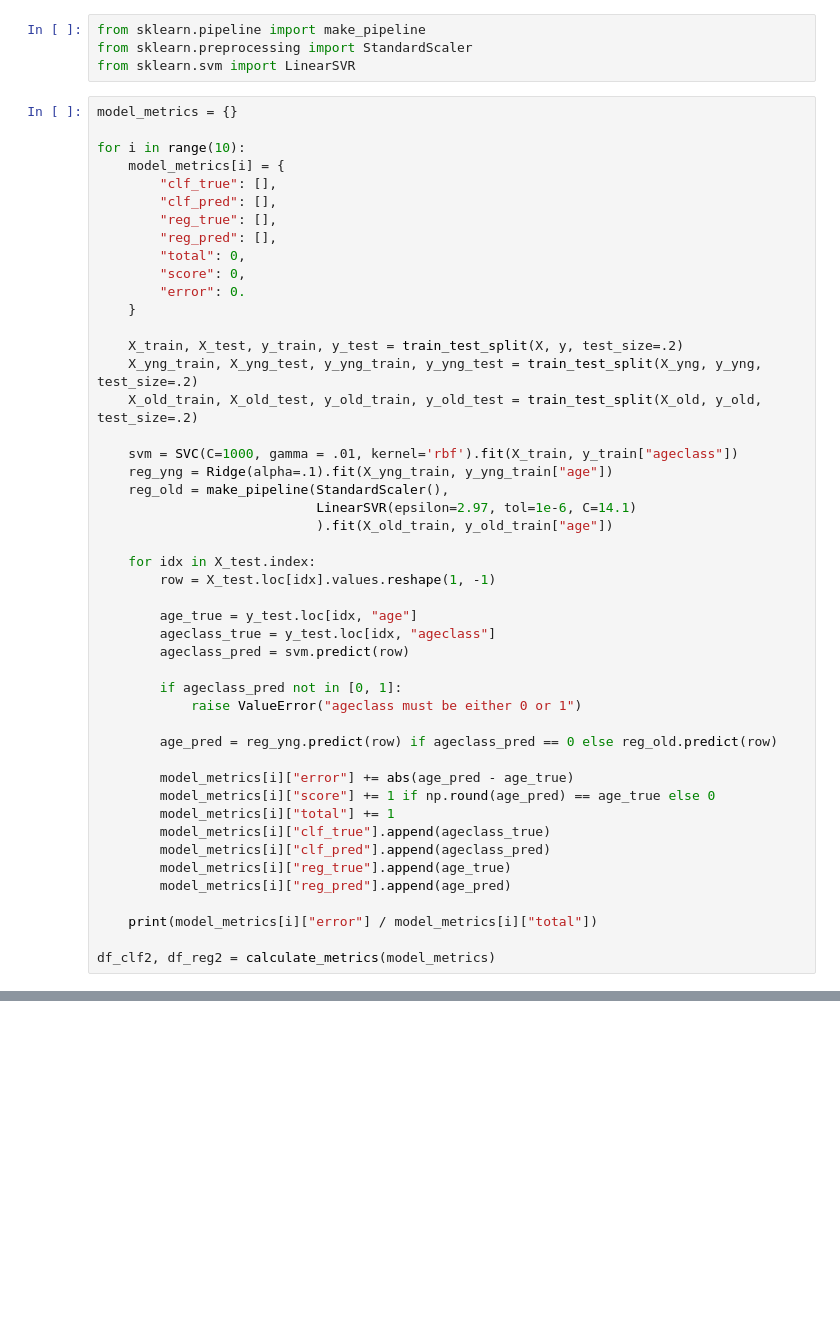
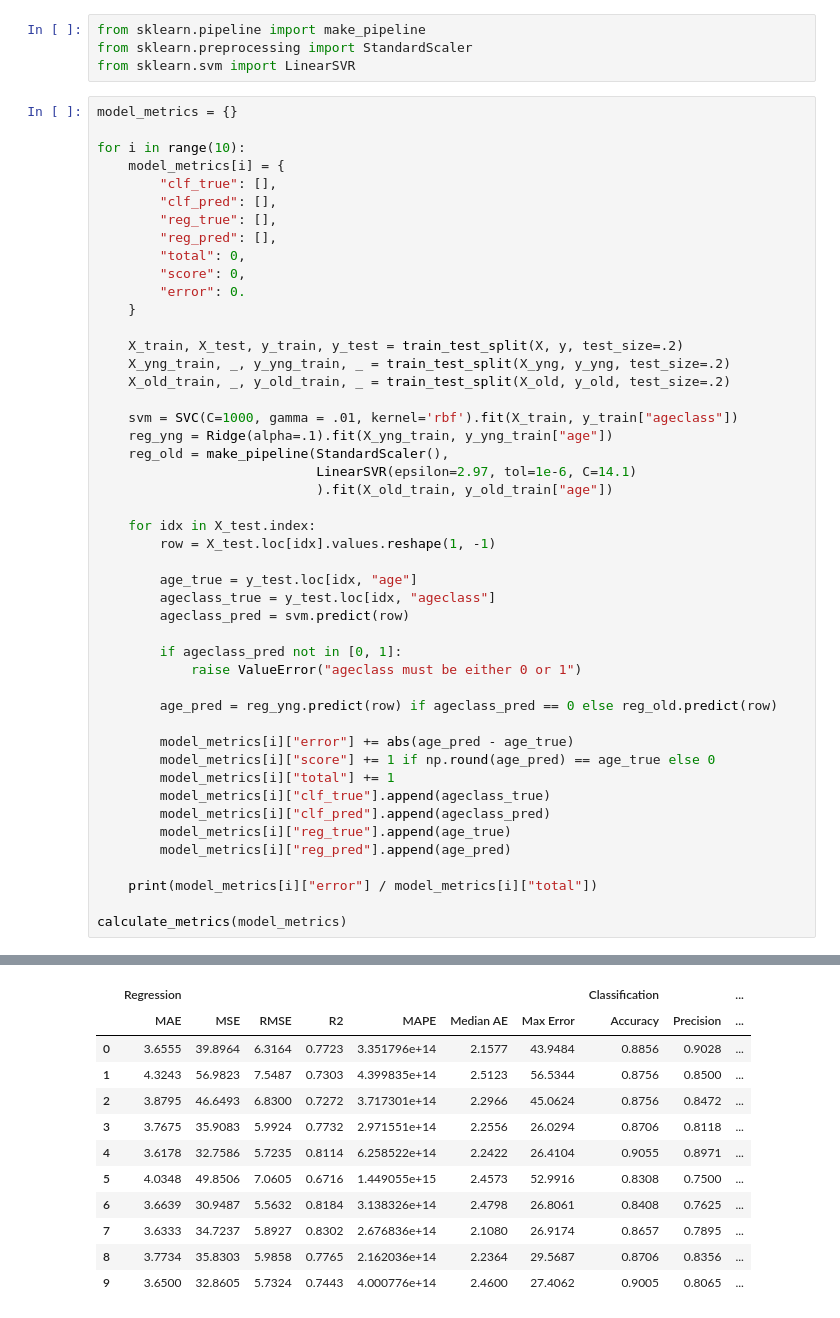
Before and after one commit to michael-suggs/py-FGNET, a Jupyter notebook: arsh_model_validation.ipynb, the cells around one changed output, grey strips where cells are left out. Cells and saved outputs as stored; diff of their text form; blank space fills up the shorter version.

```diff
--- a/arsh_model_validation.ipynb
+++ b/arsh_model_validation.ipynb
@@ -266,8 +267,8 @@ for i in range(10):
     }
 
     X_train, X_test, y_train, y_test = train_test_split(X, y, test_size=.2)
-    X_yng_train, X_yng_test, y_yng_train, y_yng_test = train_test_split(X_yng, y_yng, test_size=.2)
-    X_old_train, X_old_test, y_old_train, y_old_test = train_test_split(X_old, y_old, test_size=.2)
+    X_yng_train, _, y_yng_train, _ = train_test_split(X_yng, y_yng, test_size=.2)
+    X_old_train, _, y_old_train, _ = train_test_split(X_old, y_old, test_size=.2)
 
     svm = SVC(C=1000, gamma = .01, kernel='rbf').fit(X_train, y_train["ageclass"])
     reg_yng = Ridge(alpha=.1).fit(X_yng_train, y_yng_train["age"])
@@ -297,5 +298,5 @@ for i in range(10):
 
     print(model_metrics[i]["error"] / model_metrics[i]["total"])
 
-df_clf2, df_reg2 = calculate_metrics(model_metrics)
+calculate_metrics(model_metrics)
 # %% [output]
@@ -311,0 +313,12 @@ df_clf2, df_reg2 = calculate_metrics(model_metrics)
+|  | Regression |  |  |  |  |  |  | Classification |  | ... |
+|  | MAE | MSE | RMSE | R2 | MAPE | Median AE | Max Error | Accuracy | Precision | ... |
+| 0 | 3.6555 | 39.8964 | 6.3164 | 0.7723 | 3.351796e+14 | 2.1577 | 43.9484 | 0.8856 | 0.9028 | ... |
+| 1 | 4.3243 | 56.9823 | 7.5487 | 0.7303 | 4.399835e+14 | 2.5123 | 56.5344 | 0.8756 | 0.8500 | ... |
+| 2 | 3.8795 | 46.6493 | 6.8300 | 0.7272 | 3.717301e+14 | 2.2966 | 45.0624 | 0.8756 | 0.8472 | ... |
+| 3 | 3.7675 | 35.9083 | 5.9924 | 0.7732 | 2.971551e+14 | 2.2556 | 26.0294 | 0.8706 | 0.8118 | ... |
+| 4 | 3.6178 | 32.7586 | 5.7235 | 0.8114 | 6.258522e+14 | 2.2422 | 26.4104 | 0.9055 | 0.8971 | ... |
+| 5 | 4.0348 | 49.8506 | 7.0605 | 0.6716 | 1.449055e+15 | 2.4573 | 52.9916 | 0.8308 | 0.7500 | ... |
+| 6 | 3.6639 | 30.9487 | 5.5632 | 0.8184 | 3.138326e+14 | 2.4798 | 26.8061 | 0.8408 | 0.7625 | ... |
+| 7 | 3.6333 | 34.7237 | 5.8927 | 0.8302 | 2.676836e+14 | 2.1080 | 26.9174 | 0.8657 | 0.7895 | ... |
+| 8 | 3.7734 | 35.8303 | 5.9858 | 0.7765 | 2.162036e+14 | 2.2364 | 29.5687 | 0.8706 | 0.8356 | ... |
+| 9 | 3.6500 | 32.8605 | 5.7324 | 0.7443 | 4.000776e+14 | 2.4600 | 27.4062 | 0.9005 | 0.8065 | ... |
```
Also changed, not shown: parts of 19 cells of this notebook, 2 other files.
